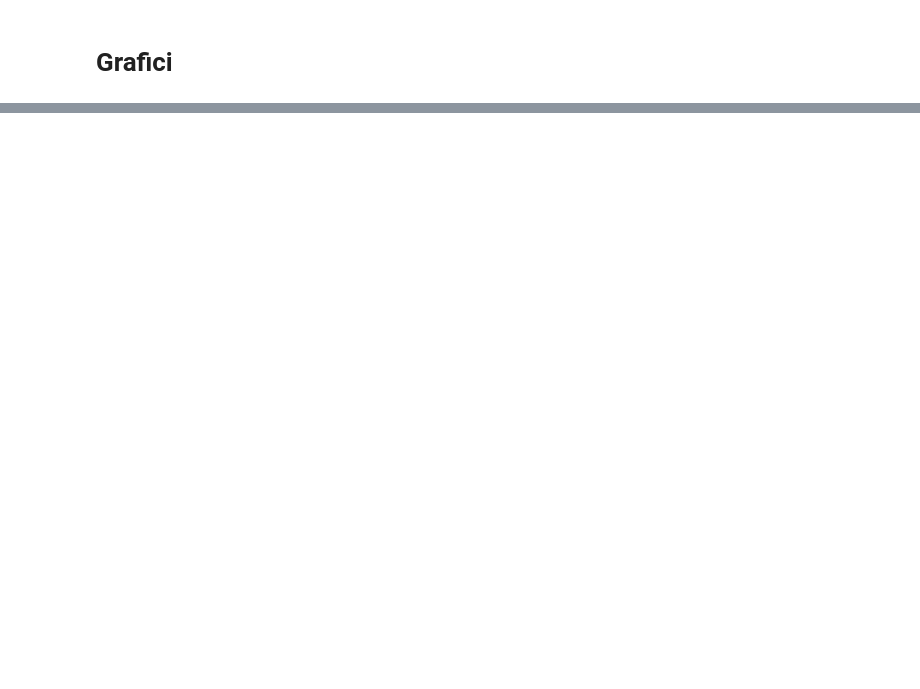
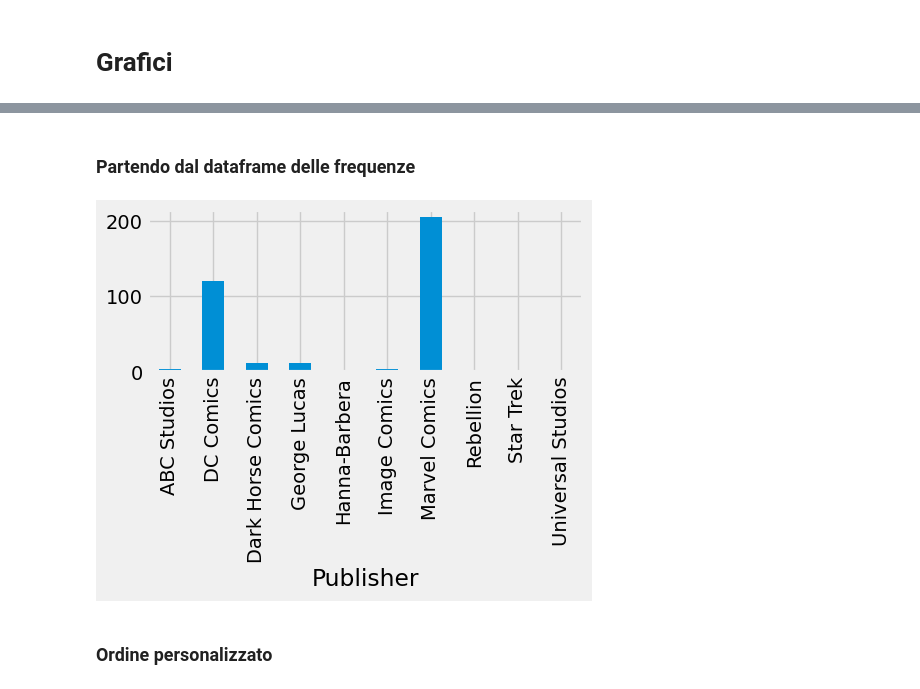
Before and after one commit to gabrielebagnasco/Statistica, a Jupyter notebook: riassunto python.ipynb, the cells around one changed output, grey strips where cells are left out. Cells and saved outputs as stored; diff of their text form; code cells hidden in the pictures; blank space fills up the shorter version.

```diff
--- a/riassunto python.ipynb
+++ b/riassunto python.ipynb
@@ -207,0 +325,5 @@ import pandas as pd
+# %%
+publisher_freq = pd.crosstab(index=heroes_with_year['Publisher'],
+                             columns=['Abs. frequence'],
+                             colnames=[''])
+publisher_freq
@@ -209,0 +457,9 @@ import pandas as pd
+# %% [markdown]
+### Partendo dal dataframe delle frequenze
+# %%
+publisher_freq.plot.bar(legend=False) #Per eliminare la legenda
+plt.show()
+# %% [output]
+[figure, added]
+# %% [markdown]
+### Ordine personalizzato
```
Also changed, not shown: parts of 55 cells of this notebook.
